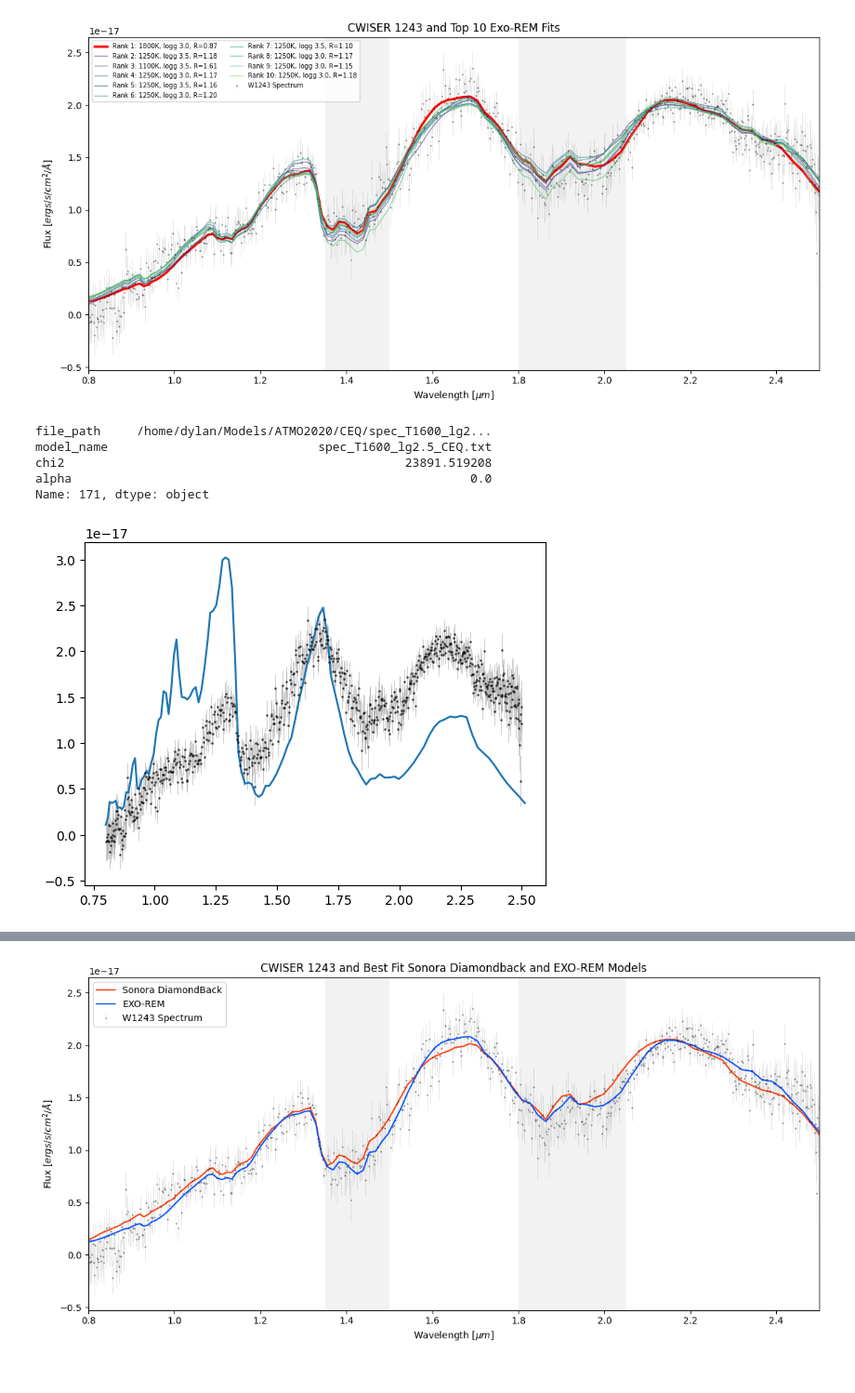
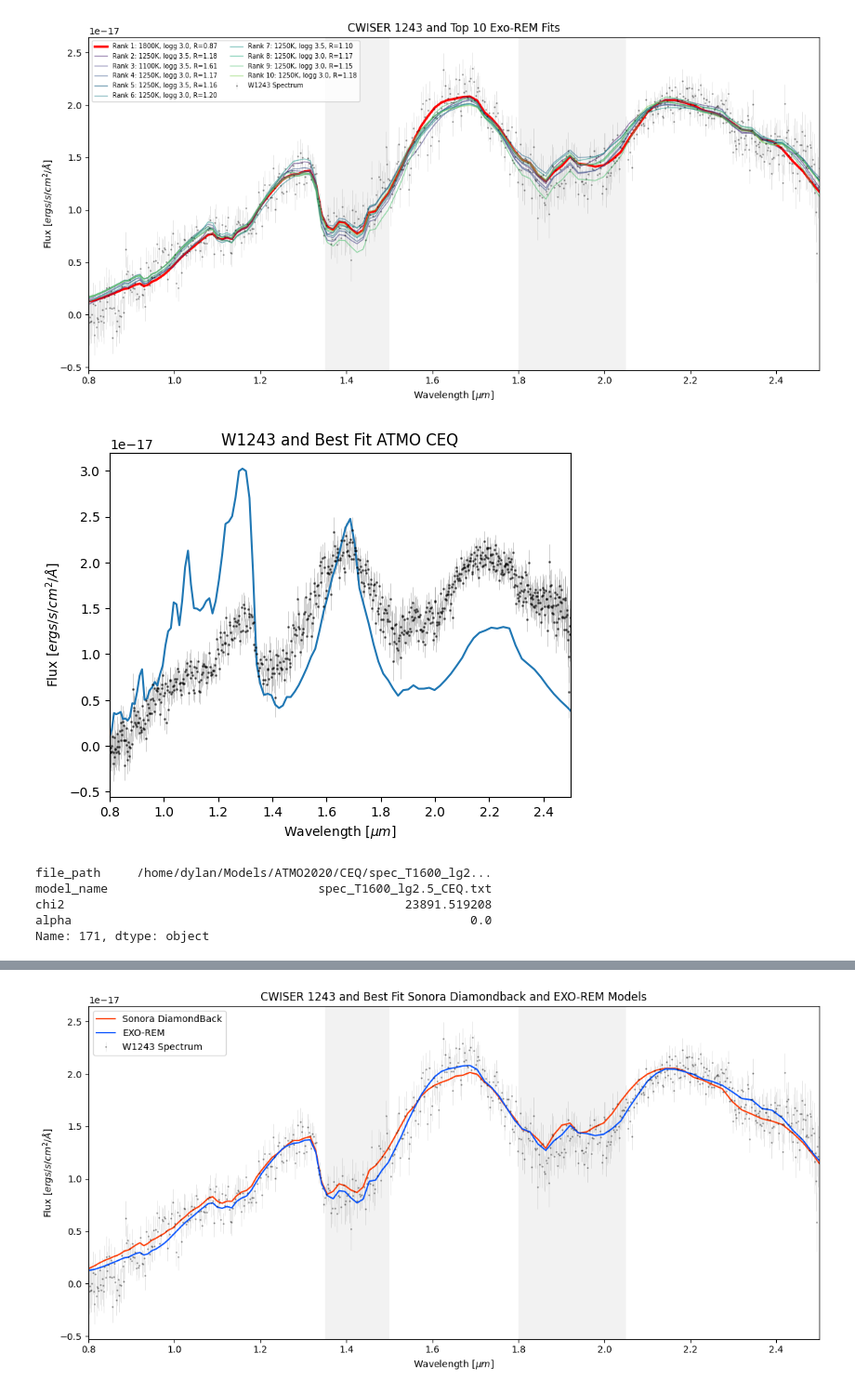
Before and after one commit to dmend8925/Forward-Modeling, a Jupyter notebook: forward_modeling.ipynb, the cells around one changed output, grey strips where cells are left out. Shown at 93% size. Saved outputs shown, nothing was run; the diff lists cells and outputs as text; code cells hidden in the pictures.

```diff
--- a/forward_modeling.ipynb
+++ b/forward_modeling.ipynb
@@ -253,7 +257,7 @@ atmo_neq_strong = rf'{model_directory}ATMO2020/NEQ_strong'
 atmo_neq_weak = rf'{model_directory}ATMO2020/NEQ_weak'
 # %%
 # Initialize data
-W1243_file_path = r'/home/dylan/petitRADTRANS/home/spectra/CWISER_1243+6001_0.8prism_2020feb01.fits'
+W1243_file_path = r'/home/dylan/Research/W1243/spectra/CWISER_1243+6001_0.8prism_2020feb01.fits'
 W1243_spectrum = load_data(W1243_file_path)
 W1243_spectrum = trim_data(W1243_spectrum, .8, 2.5)
 W1243_spectrum_masked = mask_water_bands(W1243_spectrum)
@@ -766,61 +797,78 @@ plt.show()
 [figure]
 # %%
 # ATMO CEQ
-atmo_ceq_df = init_model_df(atmo_ceq, '*.txt')
+atmo_ceq_results = "atmo_ceq_results.csv"
 
-for index, row in atmo_ceq_df.iterrows():
-    # Load model, then convert flux units
-    model = load_model_spectrum(row['file_path'], skip_rows=2)
+if Path(atmo_ceq_results).exists():
+    atmo_ceq_df = pd.read_csv(atmo_ceq_results)
 
-    model = downbin_model(model, .8, 2.5)
+else:
+    atmo_ceq_df = init_model_df(atmo_ceq, '*.txt')
 
-    flux_units = model.flux * u.W/u.m**2/u.micron
-    flux_cgs= flux_units.to(u.erg/u.s/u.cm**2/u.AA)
+    for index, row in atmo_ceq_df.iterrows():
+        # Load model, then convert flux units
+        model = load_model_spectrum(row['file_path'], skip_rows=2)
 
-    model.flux = flux=flux_cgs.value
+        model = downbin_model(model, .8, 2.5)
 
-    # Now do model comparison
-    chi2, alpha = evaluate_model(model, W1243_spectrum)
+        flux_units = model.flux * u.W/u.m**2/u.micron
+        flux_cgs= flux_units.to(u.erg/u.s/u.cm**2/u.AA)
 
-    # Add results to model dataframe
-    atmo_ceq_df.at[index, 'chi2'] = chi2
-    atmo_ceq_df.at[index, 'alpha'] = alpha
+        model.flux = flux=flux_cgs.value
+
+        # Now do model comparison
+        chi2, alpha = evaluate_model(model, W1243_spectrum)
+
+        # Add results to model dataframe
+        atmo_ceq_df.at[index, 'chi2'] = chi2
+        atmo_ceq_df.at[index, 'alpha'] = alpha
+
+    # Save results
+    atmo_ceq_df.to_csv(atmo_ceq_results, index=False)
 # %%
 best_idx = atmo_ceq_df['chi2'].idxmin()
 best_row = atmo_ceq_df.loc[best_idx]
 best_model_path = best_row['file_path']
 best_alpha = best_row['alpha']
 best_chi2 = best_row['chi2']
 
 model = load_model_spectrum(best_model_path, skip_rows=2)
 
 model = downbin_model(model, .8, 2.5)
 
 flux_units = model.flux * u.W/u.m**2/u.micron
 flux_cgs= flux_units.to(u.erg/u.s/u.cm**2/u.AA)
 
 model.flux = flux_cgs.value
 
 plt.errorbar(
     W1243_spectrum.wavelength,
     W1243_spectrum.flux,
     yerr=W1243_spectrum.error,
     fmt="o",
     ms=1,
     label='W1243 Spectrum',
     color='k',
     alpha=.5,
     ecolor='gray',
     elinewidth=.5
 )
+
 plt.plot(model.wavelength, model.flux * best_alpha)
+plt.title("W1243 and Best Fit ATMO CEQ")
+plt.xlabel(r"Wavelength [$\mu m$]")
+plt.ylabel(r"Flux [$ergs/s/cm^2/\AA$]")
+plt.xlim(0.8, 2.5)
+plt.savefig(f"{plot_dir}/W1243_spectra_best_fit_atmo_ceq.png", dpi=300, bbox_inches='tight')
+plt.show()
+plt.close()
 best_row
 # %% [output]
+[figure, new version]
 file_path     /home/dylan/Models/ATMO2020/CEQ/spec_T1600_lg2...
 model_name                             spec_T1600_lg2.5_CEQ.txt
 chi2                                               23891.519208
 alpha                                                       0.0
 Name: 171, dtype: object
-[figure, old version]
 # %%
 # ATMO NEQ strong
```
Also changed, not shown: parts of 18 cells of this notebook, 1 other file.
